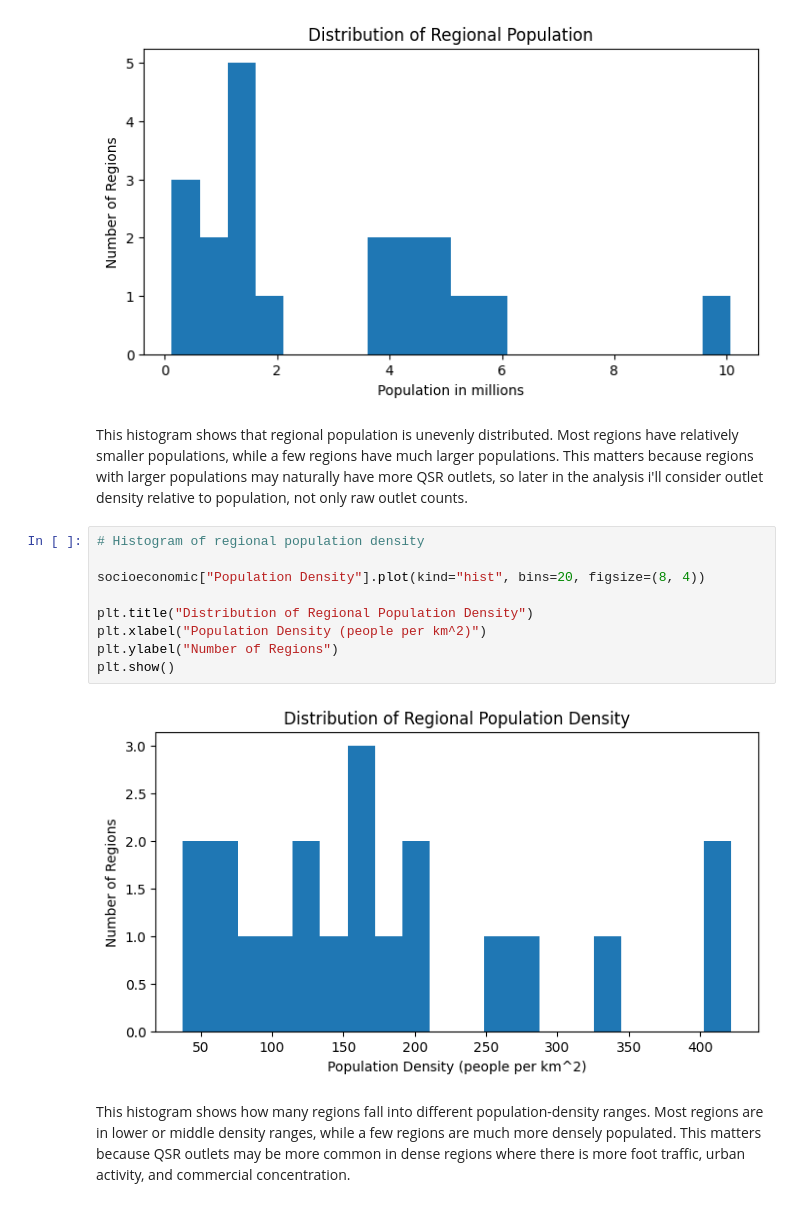
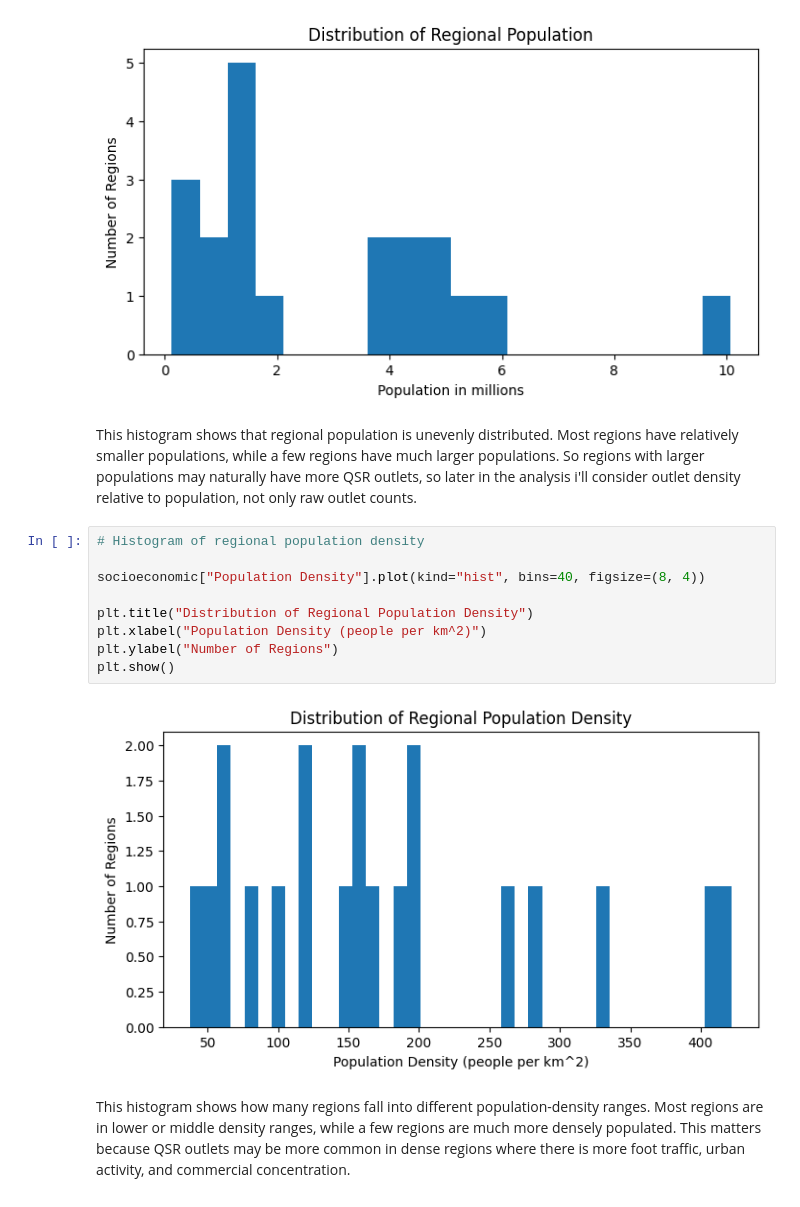
Before and after one commit to mike10nn/QSR_Analysis, a Jupyter notebook: summary_visualization.ipynb, the cells around one changed output. Drawn from its saved outputs; the diff is of its cells as text.

Commit message:
Final edit until regional analysis

```diff
--- a/summary_visualization.ipynb
+++ b/summary_visualization.ipynb
@@ -100,18 +100,18 @@ plt.show()
 # %% [output]
 [figure]
 # %% [markdown]
-This histogram shows that regional population is unevenly distributed. Most regions have relatively smaller populations, while a few regions have much larger populations. This matters because regions with larger populations may naturally have more QSR outlets, so later in the analysis i'll consider outlet density relative to population, not only raw outlet counts.
+This histogram shows that regional population is unevenly distributed. Most regions have relatively smaller populations, while a few regions have much larger populations. So regions with larger populations may naturally have more QSR outlets, so later in the analysis i'll consider outlet density relative to population, not only raw outlet counts.
 # %%
 # Histogram of regional population density
 
-socioeconomic["Population Density"].plot(kind="hist", bins=20, figsize=(8, 4))
+socioeconomic["Population Density"].plot(kind="hist", bins=40, figsize=(8, 4))
 
 plt.title("Distribution of Regional Population Density")
 plt.xlabel("Population Density (people per km^2)")
 plt.ylabel("Number of Regions")
 plt.show()
 # %% [output]
-[figure, old version]
+[figure, new version]
 # %% [markdown]
 This histogram shows how many regions fall into different population-density ranges. Most regions are in lower or middle density ranges, while a few regions are much more densely populated. This matters because QSR outlets may be more common in dense regions where there is more foot traffic, urban activity, and commercial concentration.
 # %%
```
Also changed, not shown: parts of 1 cell of this notebook, 2 other files.
